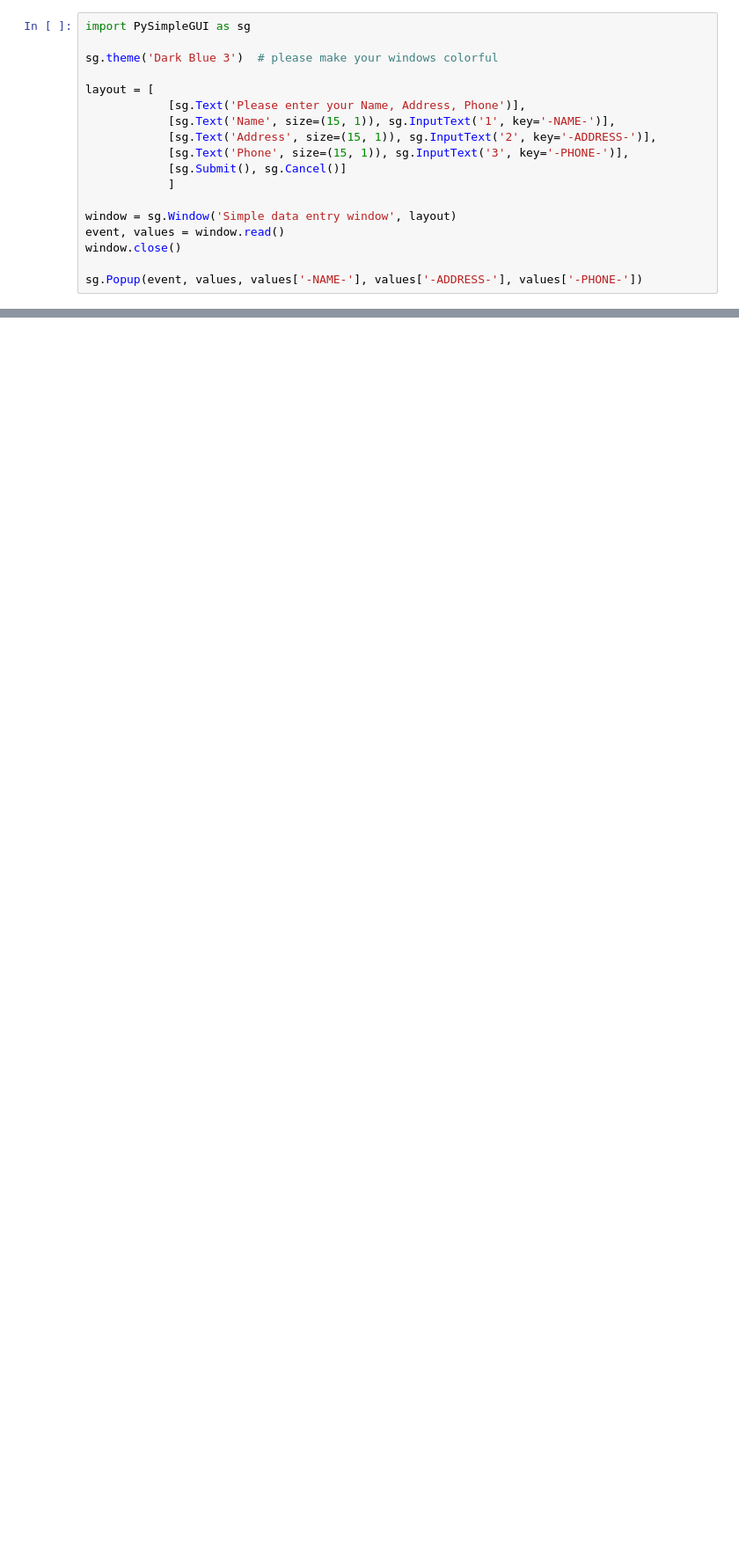
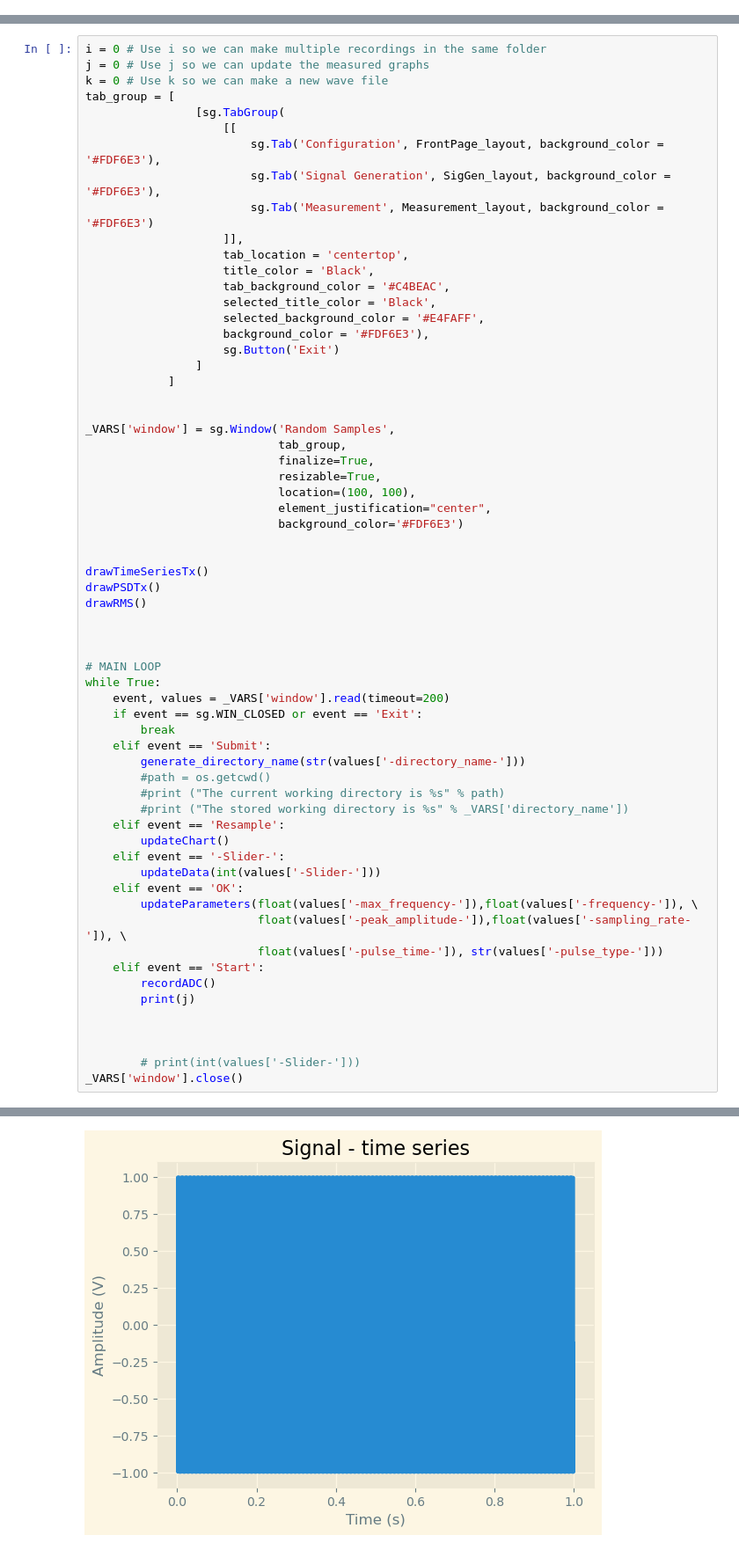
Before and after one commit to iandownie07/Acoustic-Analysis, a Jupyter notebook: Acoustic Analysis.ipynb, the cells around one changed output, grey strips where cells are left out. Shown at 88% size. Drawn from its saved outputs; the diff is of its cells as text; blank space fills up the shorter version.

```diff
--- a/Acoustic Analysis.ipynb
+++ b/Acoustic Analysis.ipynb
@@ -506,18 +12,0 @@ window.close()
-# %%
-import PySimpleGUI as sg
-
-sg.theme('Dark Blue 3')  # please make your windows colorful
-
-layout = [
-            [sg.Text('Please enter your Name, Address, Phone')],
-            [sg.Text('Name', size=(15, 1)), sg.InputText('1', key='-NAME-')],
-            [sg.Text('Address', size=(15, 1)), sg.InputText('2', key='-ADDRESS-')],
-            [sg.Text('Phone', size=(15, 1)), sg.InputText('3', key='-PHONE-')],
-            [sg.Submit(), sg.Cancel()]
-            ]
-
-window = sg.Window('Simple data entry window', layout)
-event, values = window.read()
-window.close()
-
-sg.Popup(event, values, values['-NAME-'], values['-ADDRESS-'], values['-PHONE-'])
@@ -744,0 +18,64 @@ _VARS['window'].close()
+# %%
+i = 0 # Use i so we can make multiple recordings in the same folder
+j = 0 # Use j so we can update the measured graphs
+k = 0 # Use k so we can make a new wave file
+tab_group = [
+                [sg.TabGroup(
+                    [[
+                        sg.Tab('Configuration', FrontPage_layout, background_color = '#FDF6E3'),
+                        sg.Tab('Signal Generation', SigGen_layout, background_color = '#FDF6E3'),
+                        sg.Tab('Measurement', Measurement_layout, background_color = '#FDF6E3')
+                    ]],
+                    tab_location = 'centertop',
+                    title_color = 'Black',
+                    tab_background_color = '#C4BEAC',
+                    selected_title_color = 'Black',
+                    selected_background_color = '#E4FAFF',
+                    background_color = '#FDF6E3'),
+                    sg.Button('Exit')
+                ]
+            ]
+
+
+_VARS['window'] = sg.Window('Random Samples',
+                            tab_group,
+                            finalize=True,
+                            resizable=True,
+                            location=(100, 100),
+                            element_justification="center",
+                            background_color='#FDF6E3')
+
+
+drawTimeSeriesTx()
+drawPSDTx()
+drawRMS()
+
+
+
+# MAIN LOOP
+while True:
+    event, values = _VARS['window'].read(timeout=200)
+    if event == sg.WIN_CLOSED or event == 'Exit':
+        break
+    elif event == 'Submit':
+        generate_directory_name(str(values['-directory_name-']))
+        #path = os.getcwd()
+        #print ("The current working directory is %s" % path)
+        #print ("The stored working directory is %s" % _VARS['directory_name'])
+    elif event == 'Resample':
+        updateChart()
+    elif event == '-Slider-':
+        updateData(int(values['-Slider-']))
+    elif event == 'OK':
+        updateParameters(float(values['-max_frequency-']),float(values['-frequency-']), \
+                         float(values['-peak_amplitude-']),float(values['-sampling_rate-']), \
+                         float(values['-pulse_time-']), str(values['-pulse_type-']))
+    elif event == 'Start':
+        recordADC()
+        print(j)
+
+
+
+        # print(int(values['-Slider-']))
+_VARS['window'].close()
+# %% [output]
@@ -744,0 +89 @@ _VARS['window'].close()
+[figure, added]
```
Also changed, not shown: parts of 15 cells of this notebook, 5 other files.
